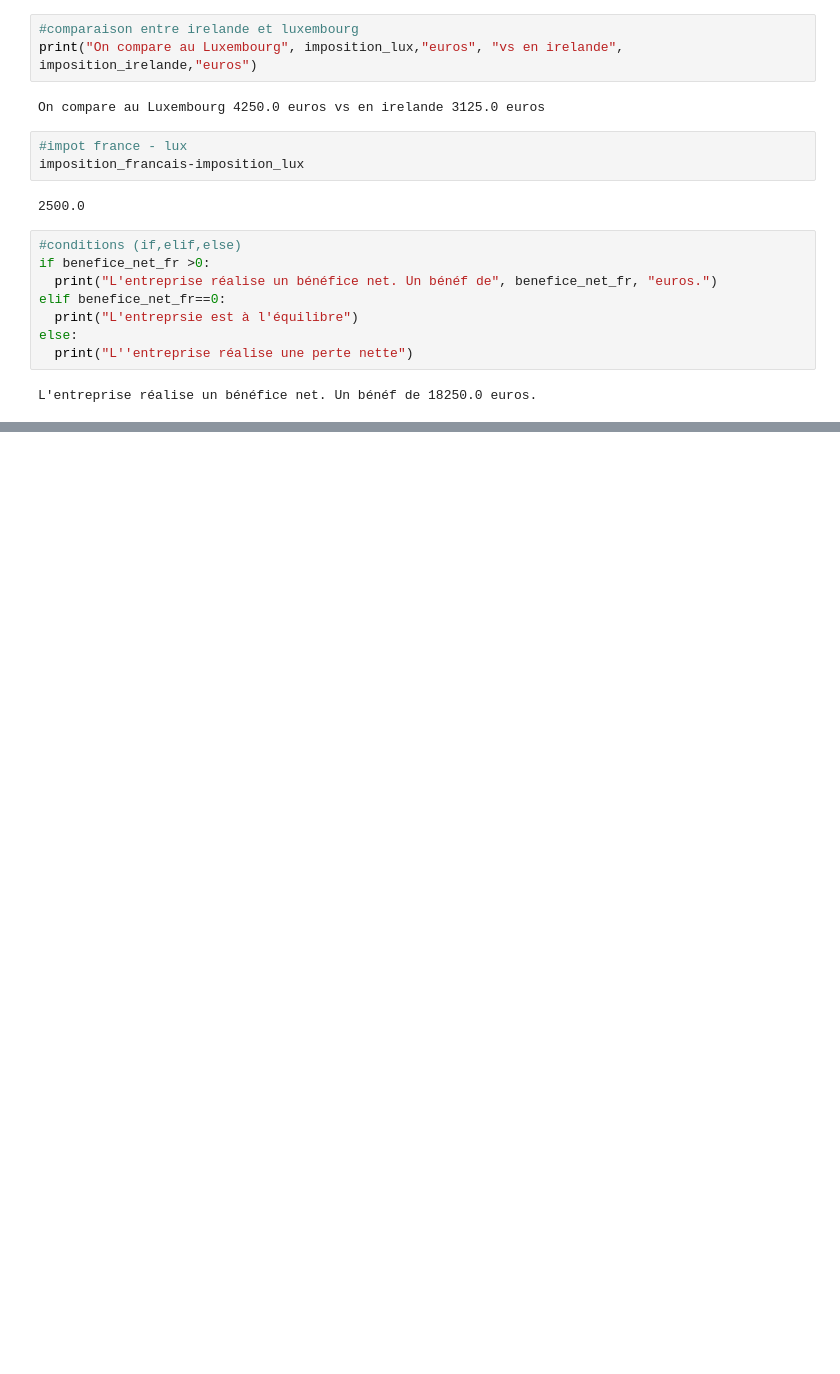
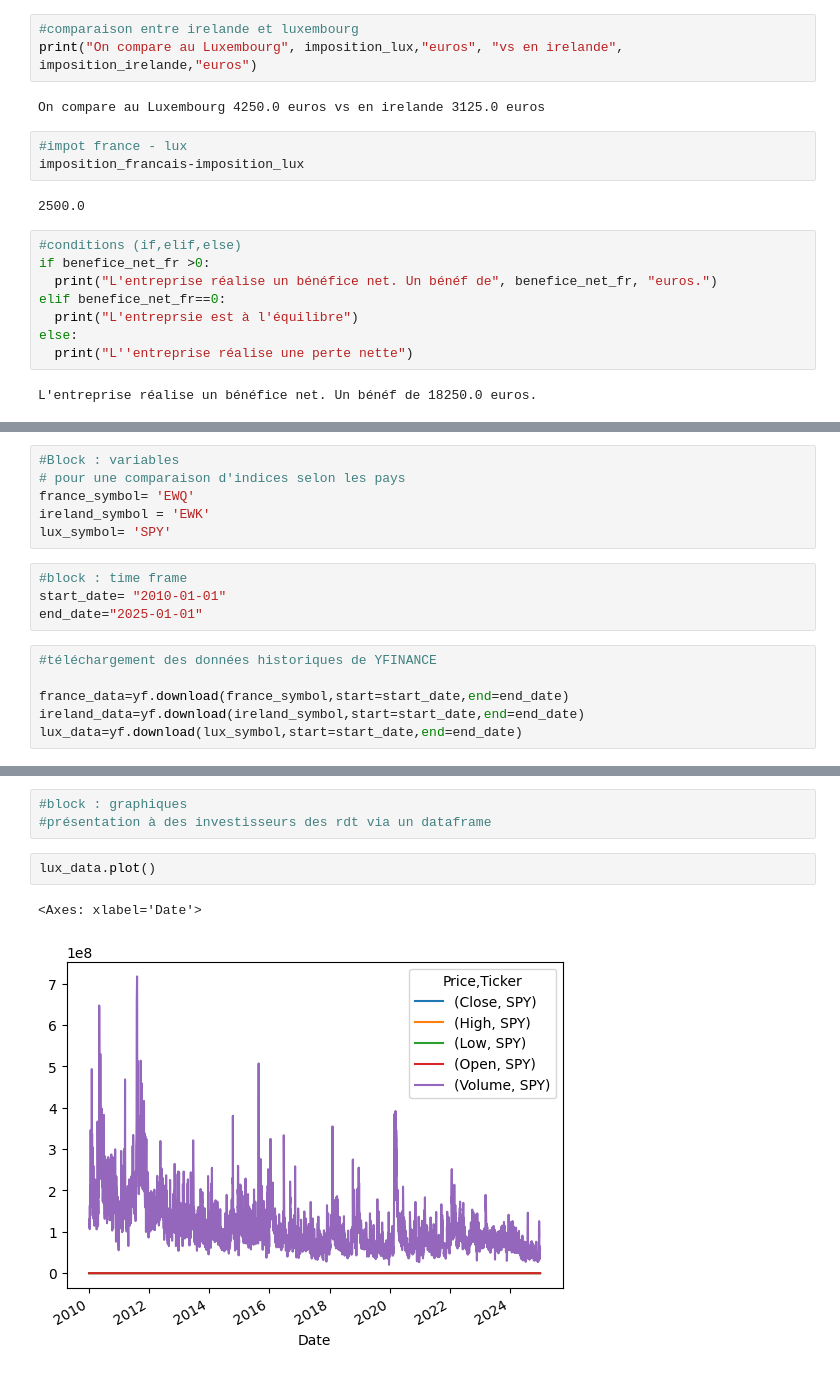
Before and after one commit to Jonathan57000/IAE_METZ_DATA, a Jupyter notebook: TD_DATA4FUNDS.ipynb, the cells around one changed output, grey strips where cells are left out. Drawn from its saved outputs; the diff is of its cells as text; blank space fills up the shorter version.

```diff
--- a/TD_DATA4FUNDS.ipynb
+++ b/TD_DATA4FUNDS.ipynb
@@ -151,0 +174,16 @@ L'entreprise réalise un bénéfice net. Un bénéf de 18250.0 euros.
+# %%
+#Block : variables
+# pour une comparaison d'indices selon les pays
+france_symbol= 'EWQ'
+ireland_symbol = 'EWK'
+lux_symbol= 'SPY'
+# %%
+#block : time frame
+start_date= "2010-01-01"
+end_date="2025-01-01"
+# %%
+#téléchargement des données historiques de YFINANCE
+
+france_data=yf.download(france_symbol,start=start_date,end=end_date)
+ireland_data=yf.download(ireland_symbol,start=start_date,end=end_date)
+lux_data=yf.download(lux_symbol,start=start_date,end=end_date)
@@ -151,0 +255,8 @@ L'entreprise réalise un bénéfice net. Un bénéf de 18250.0 euros.
+# %%
+#block : graphiques
+#présentation à des investisseurs des rdt via un dataframe
+# %%
+lux_data.plot()
+# %% [output]
+<Axes: xlabel='Date'>
+[figure, added]
```
Also changed, not shown: parts of 10 cells of this notebook.
